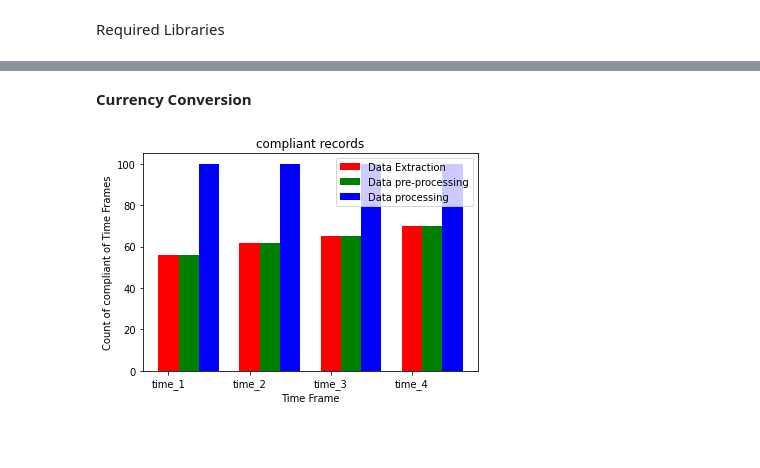
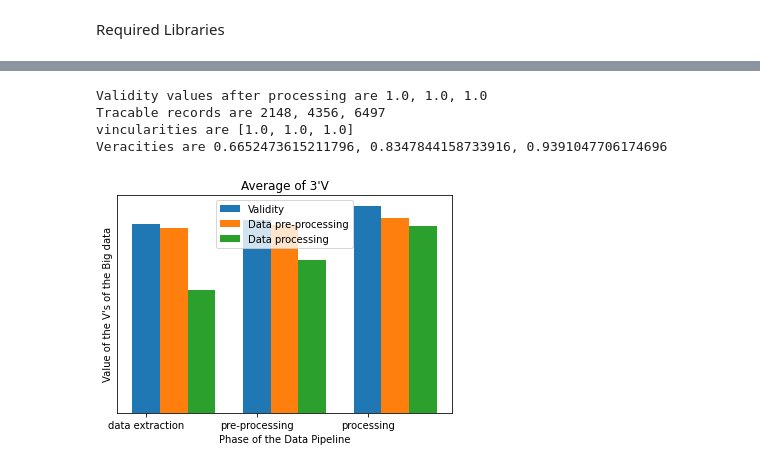
Before and after one commit to sareenv/Authentication-Service, a Jupyter notebook: Measurement.ipynb, the cells around one changed output, grey strips where cells are left out. Saved outputs shown, nothing was run; the diff lists cells and outputs as text; code cells hidden in the pictures; blank space fills up the shorter version.

```diff
--- a/Measurement.ipynb
+++ b/Measurement.ipynb
@@ -373,2 +381,0 @@ df_modified.to_csv('result.csv')
-# %% [markdown]
-**Currency Conversion**
@@ -404,31 +382,85 @@ import numpy as np
+# %%
+from re import split
+# validity after the processing phase.
+compliance_one = calculate_compliance(split_one)
+validitiy_one = validity_calculation(compliance_one)
+
+temp_ds = pd.merge(split_one, split_two,how="outer")
+compliance_two = calculate_compliance(temp_ds)
+validity_two = validity_calculation(compliance_two)
+
+temp_ds = pd.merge(temp_ds, split_three,how="outer")
+compliance_three = calculate_compliance(temp_ds)
+validity_three = validity_calculation(compliance_three)
+print("Validity values after processing are {}, {}, {}".format(validitiy_one, validity_two, validity_three))
+
+# vincularity
+ldst_one = split_one.shape[0]
+ldst_two = split_one.shape[0] + split_two.shape[0]
+ldst_three = split_one.shape[0] + split_two.shape[0] + split_three.shape[0]
+lbd = ldst_three
+
+traceable_records_one = traceable_records(split_one).shape[0]
+temp_ds = pd.merge(split_one, split_two,how="outer")
+traceable_records_two = traceable_records(temp_ds).shape[0]
+temp_ds = pd.merge(temp_ds, split_three,how="outer")
+traceble_records_three = traceable_records(temp_ds).shape[0]
+
+print("Tracable records are {}, {}, {}".format(traceable_records_one, traceable_records_two, traceble_records_three))
+
+tracability_one = get_tracability(ldst_one, traceable_records_one)
+tracability_two = get_tracability(ldst_two, traceable_records_two)
+tracabolity_three = get_tracability(ldst_three, traceble_records_three)
+
+vincularities = [tracability_one, tracability_two, tracabolity_three]
+print("vincularities are {}".format(vincularities))
+
+# veracity
+
+varicity_one = varicity_calculation(split_one, lbd, 0)
+temp_ds_two = pd.merge(split_one, split_two,how="outer")
+varicity_two = varicity_calculation(temp_ds_two, lbd, 0)
+temp_ds_three = pd.merge(temp_ds_two, split_three,how="outer")
+varicity_three = varicity_calculation(temp_ds_three, lbd, 0)
+
+print("Veracities are {}, {}, {}".format(varicity_one, varicity_two, varicity_three))
+# %% [output]
+Validity values after processing are 1.0, 1.0, 1.0
+Tracable records are 2148, 4356, 6497
+vincularities are [1.0, 1.0, 1.0]
+Veracities are 0.6652473615211796, 0.8347844158733916, 0.9391047706174696
 # %%
 from matplotlib.axis import YAxis
 def processData(before_veracity, scale_factor, after_pre_processing_scale_factor, title="veracity"):
-  data_set = ["time_1", "time_2", "time_3", "time_4"]
+  data_set = ["data extraction", "pre-processing", "processing"]
   X_axis = np.arange(len(data_set))
   after_veracity = []
   after_pre_processing = []
 
   for val_idx in range(0, len(before_veracity)):
     n_val = before_veracity[val_idx] * scale_factor[val_idx]
     after_veracity.append(n_val)
 
 
   for val_idx in range(0, len(before_veracity)):
     n_val = before_veracity[val_idx] * after_pre_processing_scale_factor[val_idx]
     after_pre_processing.append(n_val)
 
   width = 0.25
 
-  plt.bar(X_axis, before_veracity, width, label = "Data Extraction")
+  plt.bar(X_axis, before_veracity, width, label = "Validity")
   plt.bar(X_axis + width, after_veracity, width, label = "Data pre-processing")
   plt.bar(X_axis + width * 2, after_pre_processing, width, label = "Data processing")
   # YAxis.set_visible()
   # plt.set_yticks([])
   plt.xticks(X_axis, data_set)
-  plt.xlabel("Time Frame")
-  plt.ylabel("Veracity of Time Frames")
-  plt.title("Veracity")
+  plt.xlabel("Phase of the Data Pipeline")
+  plt.ylabel("Value of the V's of the Big data")
+  plt.title("Average of 3'V")
   plt.yticks([])
   plt.legend()
   plt.plot()
+
+processData([0.82, 0.84, 0.9], [0.98, 0.97, 0.94], [0.65, 0.79, 0.90], "compliant records")
+# %% [output]
+[figure, added]
@@ -450,4 +466,0 @@ def processDataAbsolute(before_veracity, after_veracity, after_pre_processing, t
-# %%
-processDataAbsolute([56, 62, 65, 70], [56, 62, 65, 70], [100, 100, 100, 100], "compliant records")
-# %% [output]
-[figure, removed]
```
Also changed, not shown: parts of 28 cells of this notebook.
